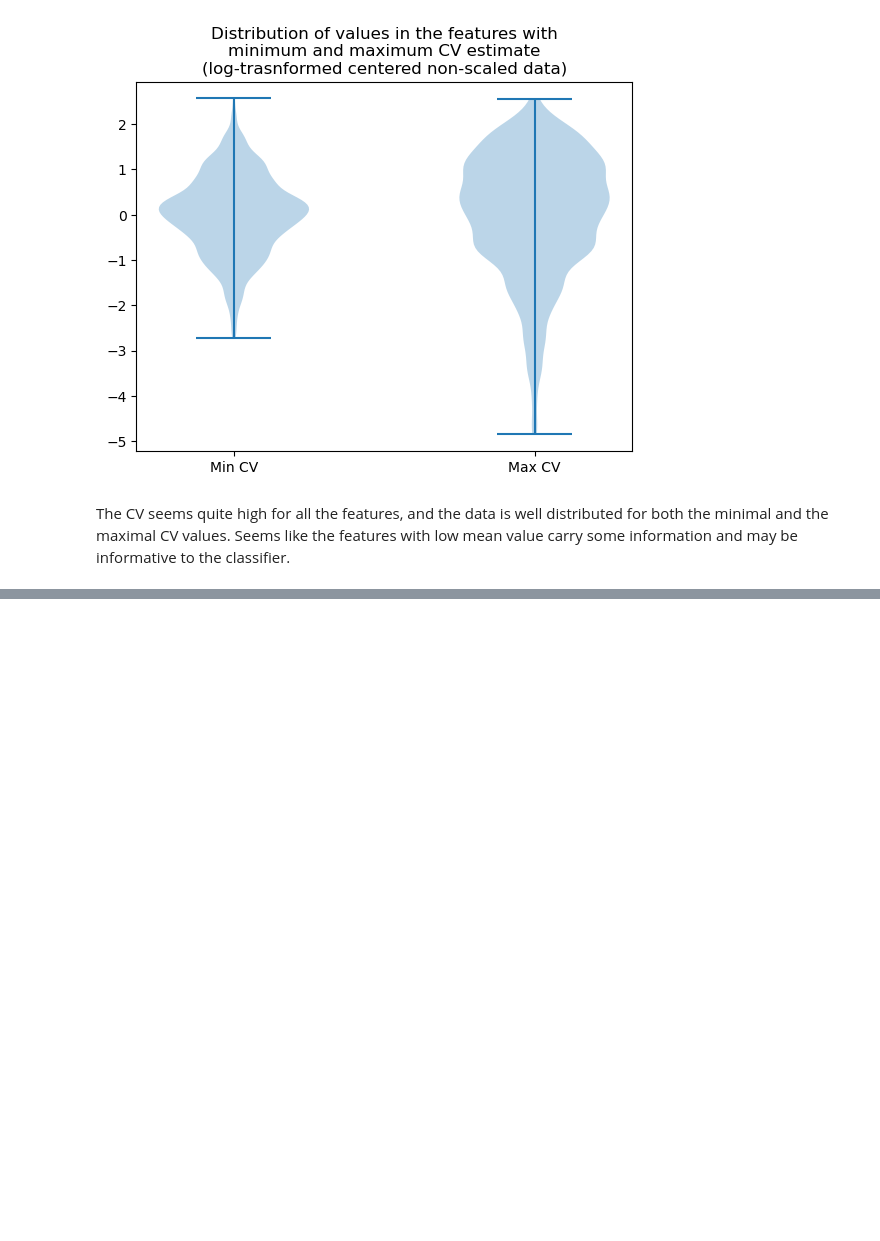
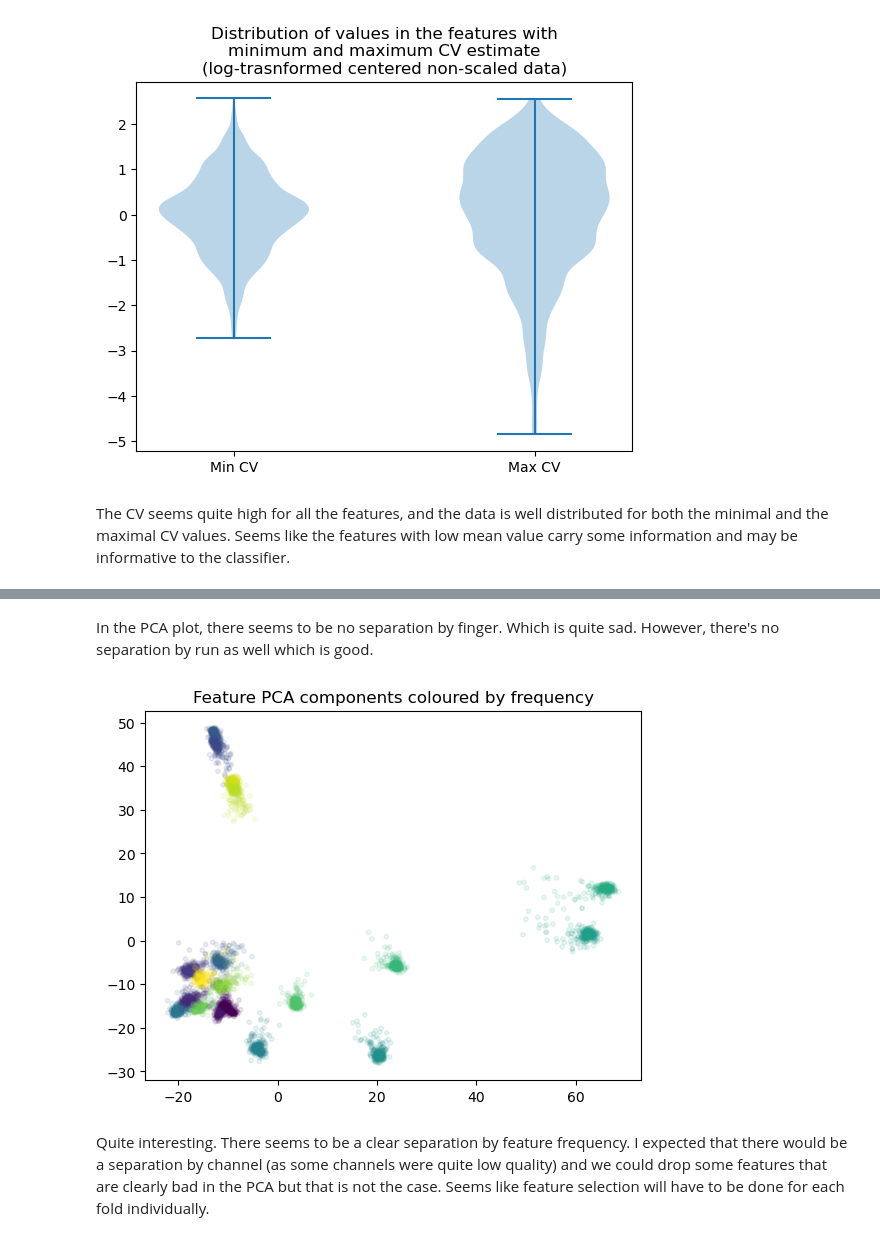
Before and after one commit to kerseviciute/problem-at-hand, a Jupyter notebook: classifier.ipynb, the cells around one changed output, grey strips where cells are left out. Saved outputs shown, nothing was run; the diff lists cells and outputs as text; code cells hidden in the pictures; blank space fills up the shorter version.

```diff
--- a/classifier.ipynb
+++ b/classifier.ipynb
@@ -22,6 +25,17 @@ The classifier described were performs supervised learning and predicts categori
 # %%
 feature_matrix = pd.read_csv('output/problem-at-hand/S2/all/feature_matrix.csv', index_col = 0)
 key = pd.read_csv('output/problem-at-hand/S2/all/key.csv')
+# %%
+def extract_feature_channel(row):
+    return re.sub('X([0-9]+)_[0-9]+', '\\1', row['FeatureID'])
+
+def extract_feature_frequency(row):
+    return re.sub('X[0-9]+_([0-9]+)', '\\1', row['FeatureID'])
+
+feature_info = pd.DataFrame(feature_matrix.index)
+feature_info['Channel'] = feature_info.apply(extract_feature_channel, axis = 1)
+feature_info['Frequency'] = feature_info.apply(extract_feature_frequency, axis = 1)
+feature_info['Frequency'] = feature_info['Frequency'].astype('int', copy = False)
 # %%
 print(f'The feature matrix has {feature_matrix.shape[0]} features and {feature_matrix.shape[1]} epochs.')
 print('Reminder: a feature in this case is a specific power band frequency from a specific channel, e.g. X0_5: absolute power of 5-10 Hz band in channel X0.')
@@ -123,0 +159,16 @@ The CV seems quite high for all the features, and the data is well distributed f
+# %% [markdown]
+In the PCA plot, there seems to be no separation by finger. Which is quite sad. However, there's no separation by run as well which is good.
+# %%
+pca = PCA(n_components = 2).fit_transform(x)
+assert pca.shape[0] == len(feature_info)
+
+plt.scatter(pca[:, 0], pca[:, 1],
+            c = LabelEncoder().fit_transform(feature_info['Frequency']),
+            s = 10,
+            alpha = 0.1)
+plt.title('Feature PCA components coloured by frequency')
+plt.show()
+# %% [output]
+[figure, added]
+# %% [markdown]
+Quite interesting. There seems to be a clear separation by feature frequency. I expected that there would be a separation by channel (as some channels were quite low quality) and we could drop some features that are clearly bad in the PCA but that is not the case. Seems like feature selection will have to be done for each fold individually.
```
Also changed, not shown: parts of 5 cells of this notebook.
